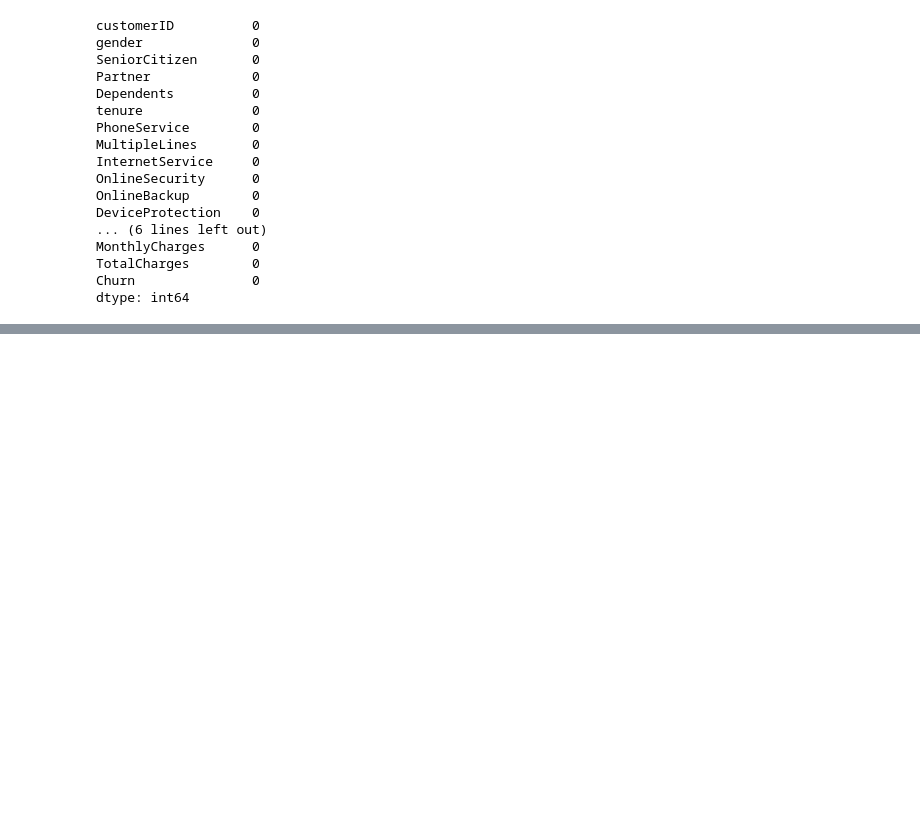
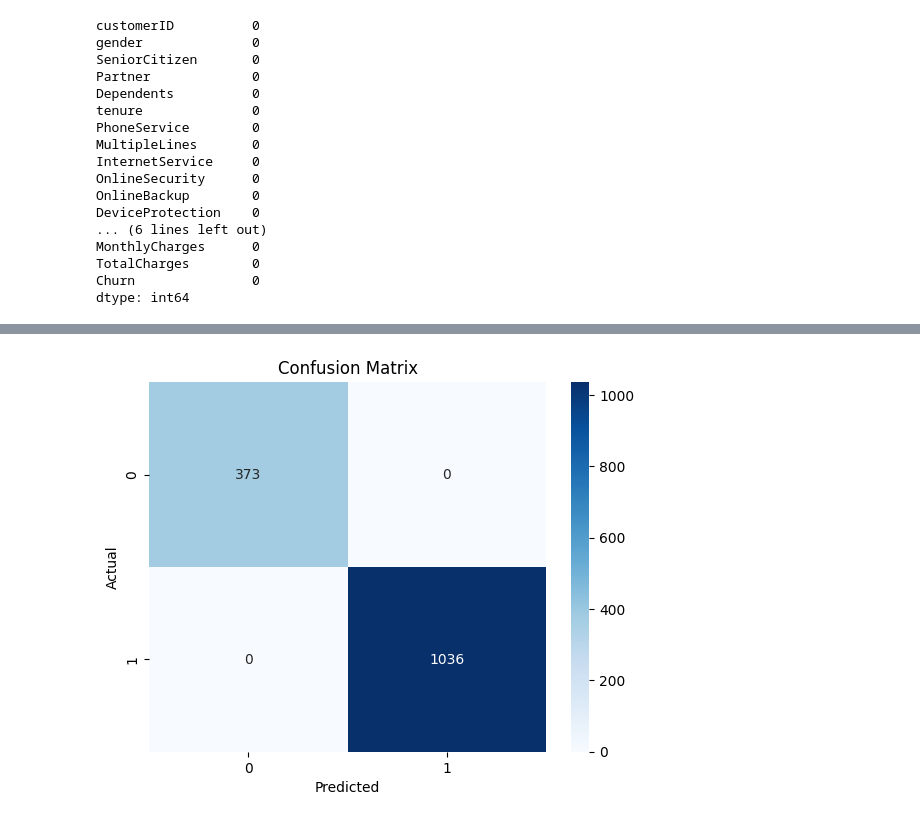
Before and after one commit to Donalizasaji/LAB, a Jupyter notebook: Lab_05.ipynb, the cells around one changed output, grey strips where cells are left out. Drawn from its saved outputs; the diff is of its cells as text; code cells hidden in the pictures; blank space fills up the shorter version.

```diff
--- a/Lab_05.ipynb
+++ b/Lab_05.ipynb
@@ -53,0 +81,8 @@ dtype: int64
+# %%
+from sklearn.linear_model import LogisticRegression
+
+# Initialize the logistic regression model
+model = LogisticRegression()
+
+# Train the model on the training data
+model.fit(X_train, y_train)
@@ -53,0 +98,23 @@ dtype: int64
+# %%
+from sklearn.metrics import accuracy_score, precision_score, recall_score, f1_score, roc_auc_score, cohen_kappa_score, matthews_corrcoef
+
+# Predict on the test data
+y_pred = model.predict(X_test)
+
+# Calculate evaluation metrics
+accuracy = accuracy_score(y_test, y_pred)
+precision = precision_score(y_test, y_pred)
+recall = recall_score(y_test, y_pred)
+f1 = f1_score(y_test, y_pred)
+roc_auc = roc_auc_score(y_test, y_pred)
+kappa = cohen_kappa_score(y_test, y_pred)
+mcc = matthews_corrcoef(y_test, y_pred)
+
+# Print the metrics
+print(f"Accuracy: {accuracy}")
+print(f"Precision: {precision}")
+print(f"Recall: {recall}")
+print(f"F1-Score: {f1}")
+print(f"ROC AUC: {roc_auc}")
+print(f"Cohen's Kappa: {kappa}")
+print(f"Matthews Correlation Coefficient: {mcc}")
@@ -53,0 +129,16 @@ dtype: int64
+# %%
+import seaborn as sns
+import matplotlib.pyplot as plt
+from sklearn.metrics import confusion_matrix
+
+# Create a confusion matrix
+conf_matrix = confusion_matrix(y_test, y_pred)
+
+# Plot confusion matrix
+sns.heatmap(conf_matrix, annot=True, cmap='Blues', fmt='g')
+plt.xlabel('Predicted')
+plt.ylabel('Actual')
+plt.title('Confusion Matrix')
+plt.show()
+# %% [output]
+[figure, added]
```
Also changed, not shown: parts of 13 cells of this notebook.
